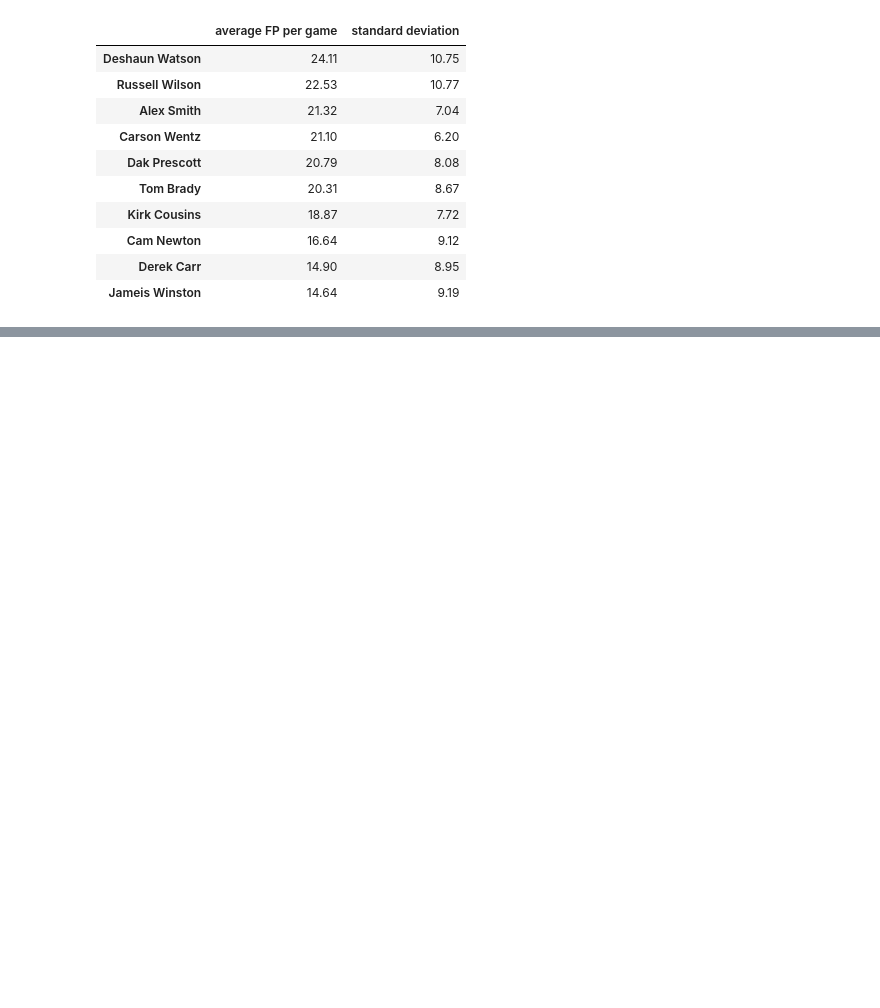
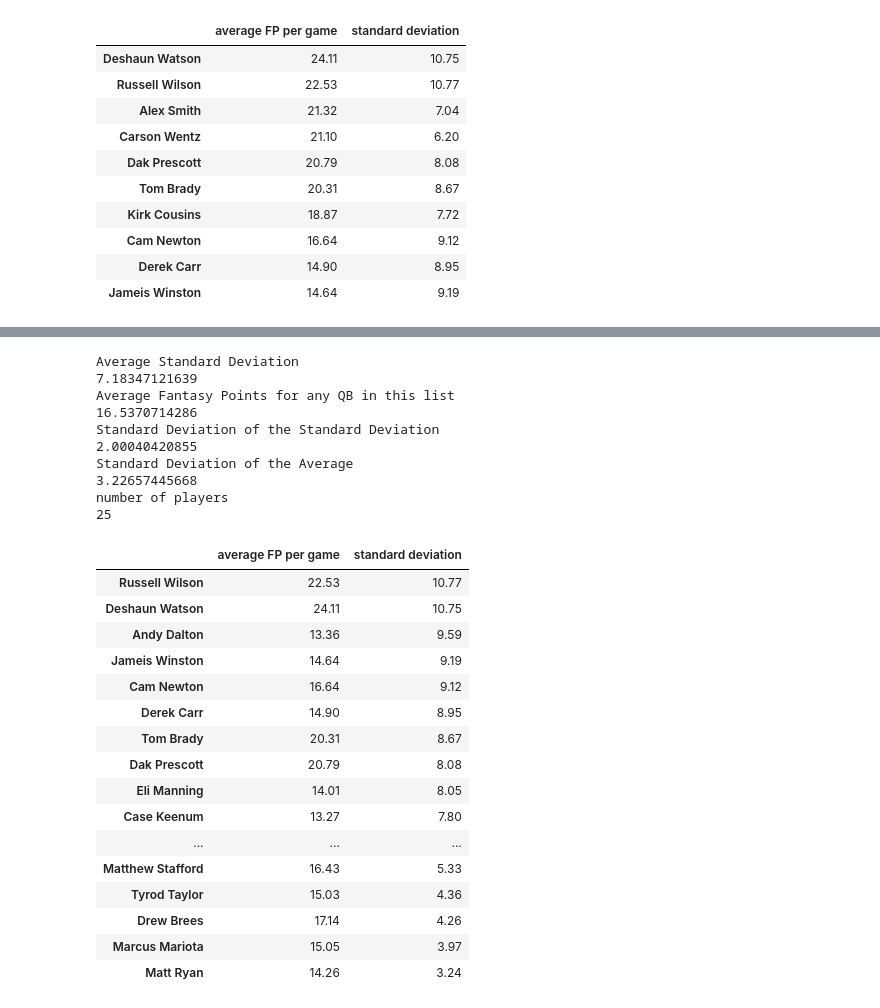
Before and after one commit to jmfrazier/Thinkful-prep-course, a Jupyter notebook: Prep Capstone Project.ipynb, the cells around one changed output, grey strips where cells are left out. Saved outputs shown, nothing was run; the diff lists cells and outputs as text; code cells hidden in the pictures; blank space fills up the shorter version.

```diff
--- a/Prep Capstone Project.ipynb
+++ b/Prep Capstone Project.ipynb
@@ -218,0 +334,40 @@ TypeError: ufunc 'add' did not contain a loop with signature matching types dtyp
+# %%
+print('Average Standard Deviation')
+print(np.mean(new_table['standard deviation']))
+print('Average Fantasy Points for any QB in this list')
+print(np.mean(new_table['average FP per game']))
+print('Standard Deviation of the Standard Deviation')
+print(np.std(new_table['standard deviation']))
+print('Standard Deviation of the Average')
+print(np.std(new_table['average FP per game']))
+print('number of players')
+print(len(new_table['average FP per game']))
+new_table.round(2).sort_values(by = 'standard deviation', ascending=False)
+# %% [output]
+Average Standard Deviation
+7.18347121639
+Average Fantasy Points for any QB in this list
+16.5370714286
+Standard Deviation of the Standard Deviation
+2.00040420855
+Standard Deviation of the Average
+3.22657445668
+number of players
+25
+|  | average FP per game | standard deviation |
+| Russell Wilson | 22.53 | 10.77 |
+| Deshaun Watson | 24.11 | 10.75 |
+| Andy Dalton | 13.36 | 9.59 |
+| Jameis Winston | 14.64 | 9.19 |
+| Cam Newton | 16.64 | 9.12 |
+| Derek Carr | 14.90 | 8.95 |
+| Tom Brady | 20.31 | 8.67 |
+| Dak Prescott | 20.79 | 8.08 |
+| Eli Manning | 14.01 | 8.05 |
+| Case Keenum | 13.27 | 7.80 |
+| ... | ... | ... |
+| Matthew Stafford | 16.43 | 5.33 |
+| Tyrod Taylor | 15.03 | 4.36 |
+| Drew Brees | 17.14 | 4.26 |
+| Marcus Mariota | 15.05 | 3.97 |
+| Matt Ryan | 14.26 | 3.24 |
```
Also changed, not shown: parts of 12 cells of this notebook.
